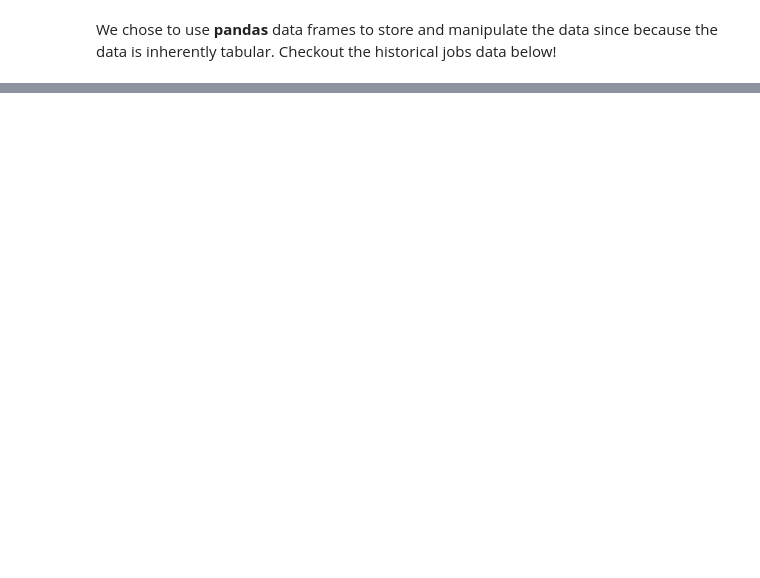
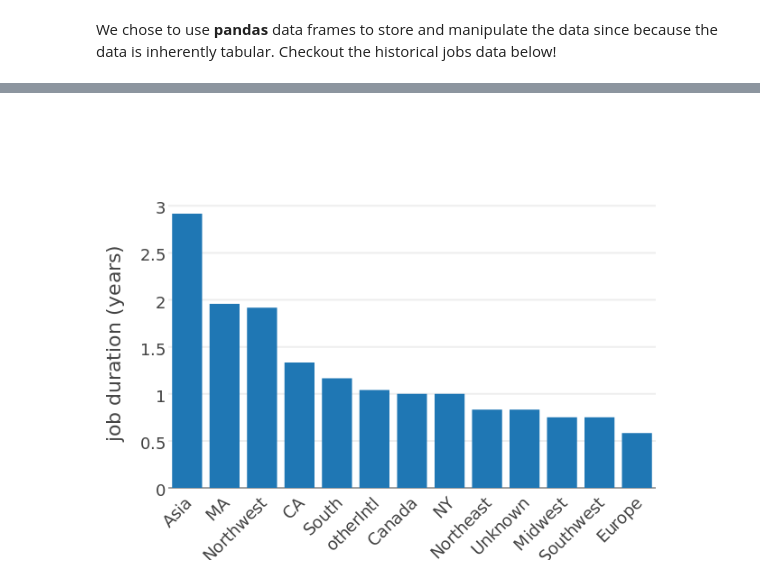
Before and after one commit to lchircus/developher_hackathon2014, a Jupyter notebook: inSights into LinkedIn by iSightful.ipynb, the cells around one changed output, grey strips where cells are left out. Drawn from its saved outputs; the diff is of its cells as text; code cells hidden in the pictures; blank space fills up the shorter version.

```diff
--- a/inSights into LinkedIn by iSightful.ipynb
+++ b/inSights into LinkedIn by iSightful.ipynb
@@ -74,0 +239,8 @@ jobs.head()
+# %%
+# Group data by location type
+jobLocGroups = jobs.groupby('LocationType')
+
+# Summary stats
+summaryTableLoc = jobLocGroups['Duration_yr'].agg([np.sum, np.mean, np.std, np.median, len]).sort('median', ascending=False)
+
+print summaryTableLoc
@@ -74,0 +263,40 @@ jobs.head()
+# %%
+# Make barplot with plotly
+
+# make traces
+traces= None
+traces = [
+    Bar(
+        x = pandas.unique(summaryTableLoc.index.ravel()).tolist(),
+        y = numpy.array(summaryTableLoc['median']),
+    )
+]
+
+# establish layout (visual) parameters
+layout = Layout(
+    barmode='group',
+    font=Font(
+        family='Raleway, sans-serif',
+        size=18,
+    ),
+    xaxis=XAxis(
+        tickangle=-45
+    ),
+    yaxis=YAxis(
+        title='job duration (years)',
+        #zeroline=False,
+        gridwidth=2
+    ),
+)
+
+# Make Data object
+plotdata = Data(traces)
+
+
+# Make figure object
+fig = Figure(data=plotdata, layout=layout)
+
+# (@) Send to Plotly and show plot in notebook
+py.iplot(fig)
+# %% [output]
+[figure, added]
```
Also changed, not shown: parts of 22 cells of this notebook.
